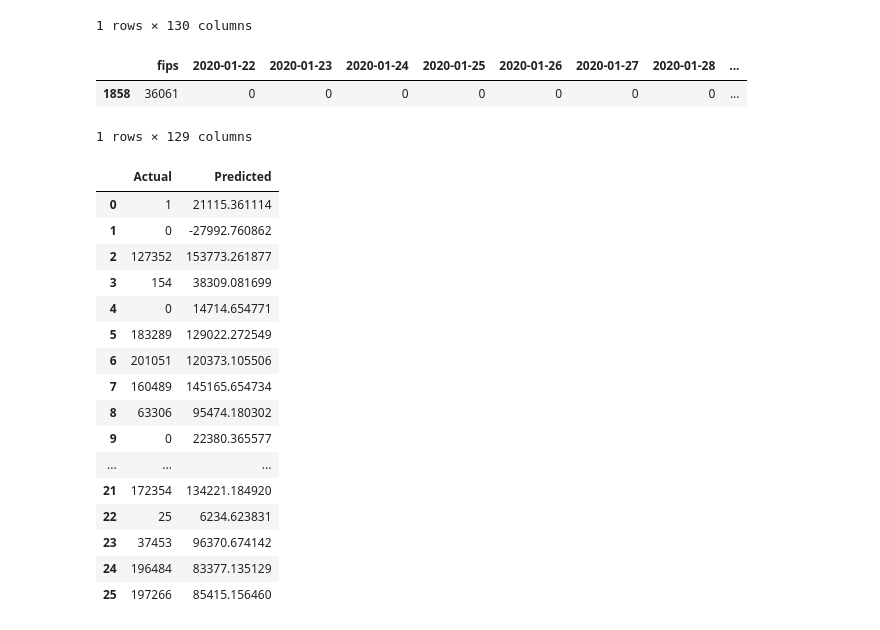
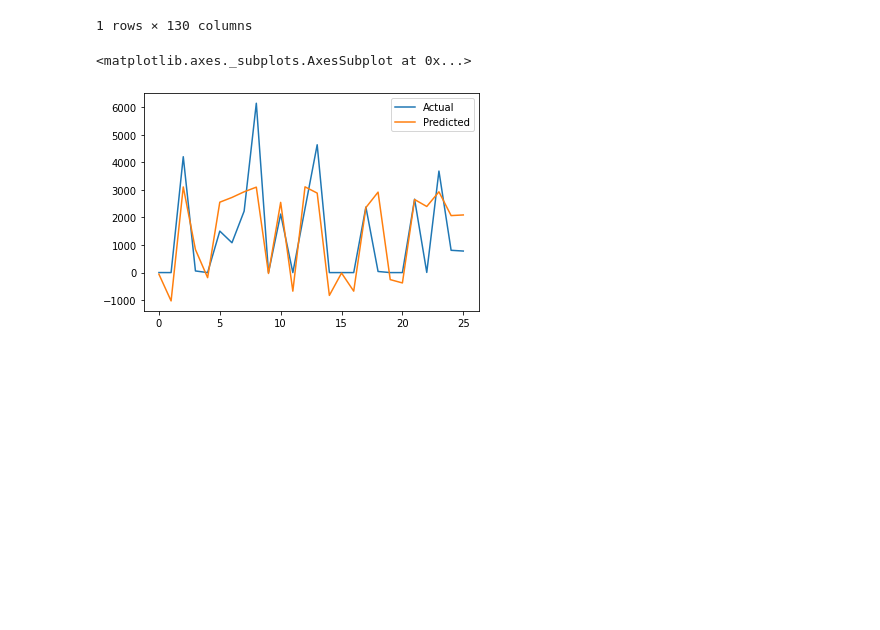
Before and after one commit to robinvvinod/spaceapps, a Jupyter notebook: regression.ipynb, the cells around one changed output. Drawn from its saved outputs; the diff is of its cells as text; code cells hidden in the pictures; blank space fills up the shorter version.

Commit message:
added non-cumulative data

```diff
--- a/regression.ipynb
+++ b/regression.ipynb
@@ -53,15 +53,11 @@ tes
 # %%
 # Cleaning and retrieving case data
 
-cas = pd.read_csv('covidstats/confirmed_cases_county_cumulative.csv')
+cas = pd.read_csv('covidstats/confirmed_cases_county.csv')
 cas = cas.loc[cas['fips'] == float(fips)]
 cols = [0]
 cas = cas.drop(cas.columns[cols], axis=1)
 cas
-# %% [output]
-|  | fips | 2020-01-22 | 2020-01-23 | 2020-01-24 | 2020-01-25 | 2020-01-26 | 2020-01-27 | 2020-01-28 | ... |
-| 1858 | 36061 | 0 | 0 | 0 | 0 | 0 | 0 | 0 | ... |
-1 rows × 129 columns
 # %%
 newDf = pd.concat([mob,sym,tes])
 newDf = newDf.reset_index()
@@ -90,22 +86,7 @@ model = regressor.fit(X_train,y_train)
 y_pred = regressor.predict(X_test)
 # %%
 df = pd.DataFrame({'Actual': y_test.to_numpy().flatten(), 'Predicted': y_pred.flatten()})
-df
+df.plot()
 # %% [output]
-|  | Actual | Predicted |
-| 0 | 1 | 21115.361114 |
-| 1 | 0 | -27992.760862 |
-| 2 | 127352 | 153773.261877 |
-| 3 | 154 | 38309.081699 |
-| 4 | 0 | 14714.654771 |
-| 5 | 183289 | 129022.272549 |
-| 6 | 201051 | 120373.105506 |
-| 7 | 160489 | 145165.654734 |
-| 8 | 63306 | 95474.180302 |
-| 9 | 0 | 22380.365577 |
-| ... | ... | ... |
-| 21 | 172354 | 134221.184920 |
-| 22 | 25 | 6234.623831 |
-| 23 | 37453 | 96370.674142 |
-| 24 | 196484 | 83377.135129 |
-| 25 | 197266 | 85415.156460 |
+<matplotlib.axes._subplots.AxesSubplot at 0x...>
+[figure, added]
```
Also changed, not shown: 3 other files.
